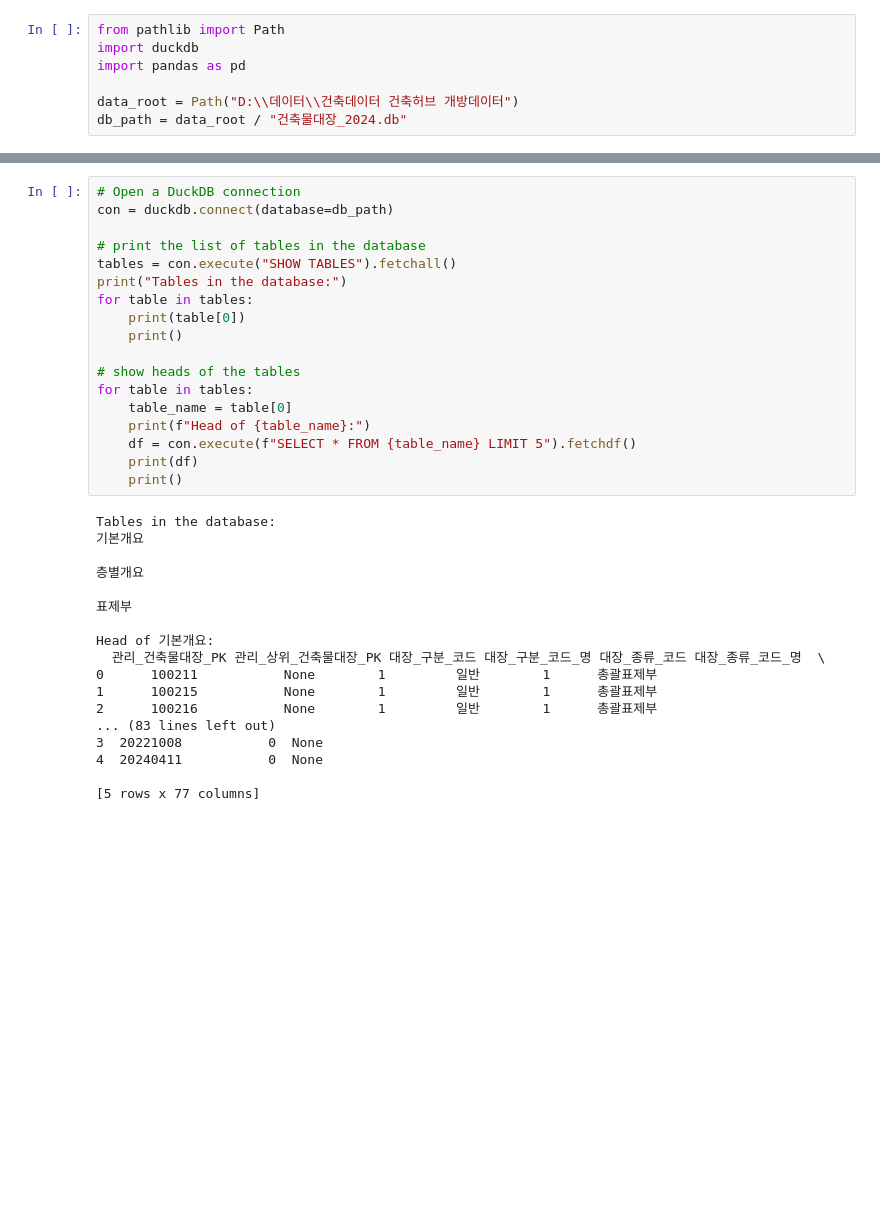
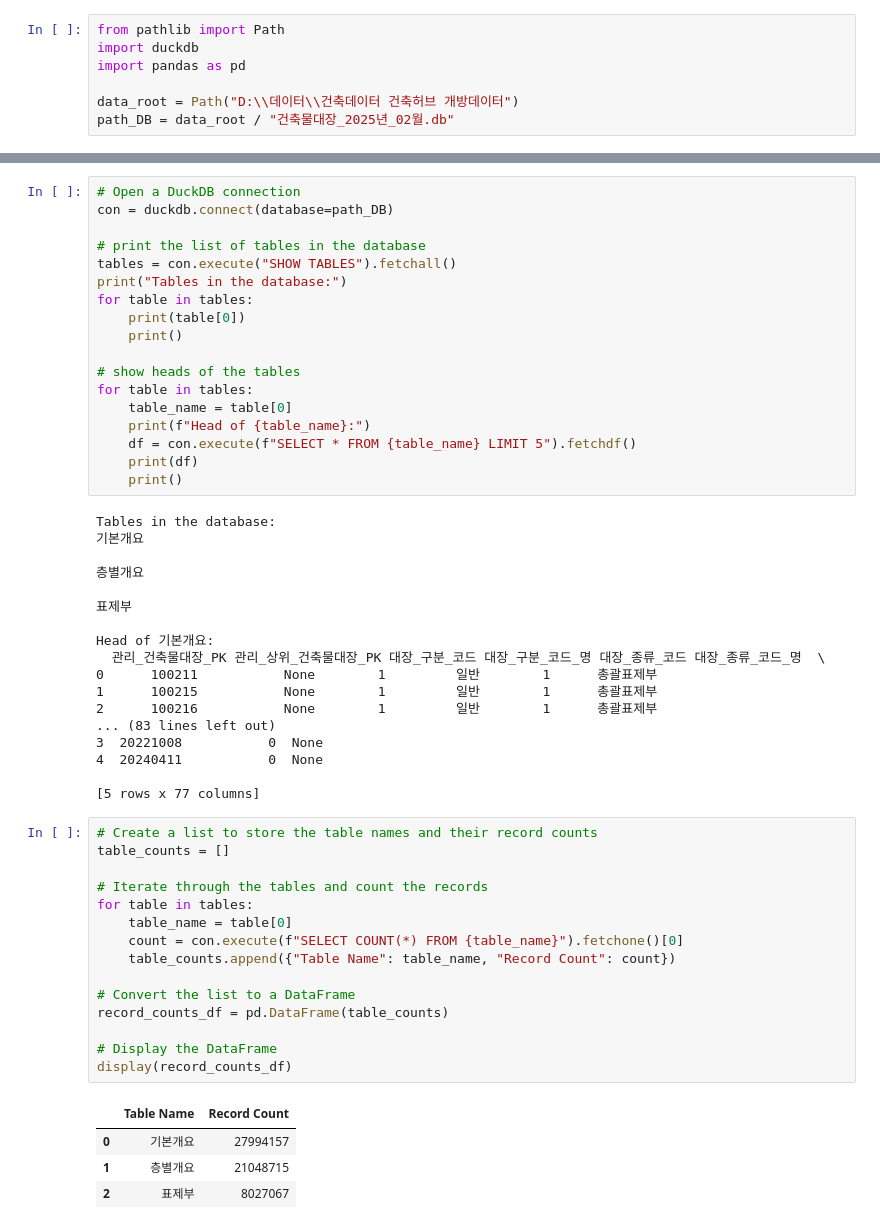
Before and after one commit to esnahn/quacklytics, a Jupyter notebook: notebooks/hub_건축물대장.ipynb, the cells around one changed output, grey strips where cells are left out. Cells and saved outputs as stored; diff of their text form; blank space fills up the shorter version.

Commit message:
Prepare the 건축물대장 dataset for analysis and generate basic summary statistics.

```diff
--- a/notebooks/hub_건축물대장.ipynb
+++ b/notebooks/hub_건축물대장.ipynb
@@ -4,4 +4,4 @@ import duckdb
 import pandas as pd
 
 data_root = Path("D:\\데이터\\건축데이터 건축허브 개방데이터")
-db_path = data_root / "건축물대장_2024.db"
+path_DB = data_root / "건축물대장_2025년_02월.db"
@@ -159,6 +12,6 @@ columns_층별개요 = {
 # %%
 # Open a DuckDB connection
-con = duckdb.connect(database=db_path)
+con = duckdb.connect(database=path_DB)
 
 # print the list of tables in the database
 tables = con.execute("SHOW TABLES").fetchall()
@@ -192,3 +45,23 @@ Head of 기본개요:
 4  20240411           0  None
 
 [5 rows x 77 columns]
+# %%
+# Create a list to store the table names and their record counts
+table_counts = []
+
+# Iterate through the tables and count the records
+for table in tables:
+    table_name = table[0]
+    count = con.execute(f"SELECT COUNT(*) FROM {table_name}").fetchone()[0]
+    table_counts.append({"Table Name": table_name, "Record Count": count})
+
+# Convert the list to a DataFrame
+record_counts_df = pd.DataFrame(table_counts)
+
+# Display the DataFrame
+display(record_counts_df)
+# %% [output]
+|  | Table Name | Record Count |
+| 0 | 기본개요 | 27994157 |
+| 1 | 층별개요 | 21048715 |
+| 2 | 표제부 | 8027067 |
```
Also changed, not shown: parts of 60 cells of this notebook.
